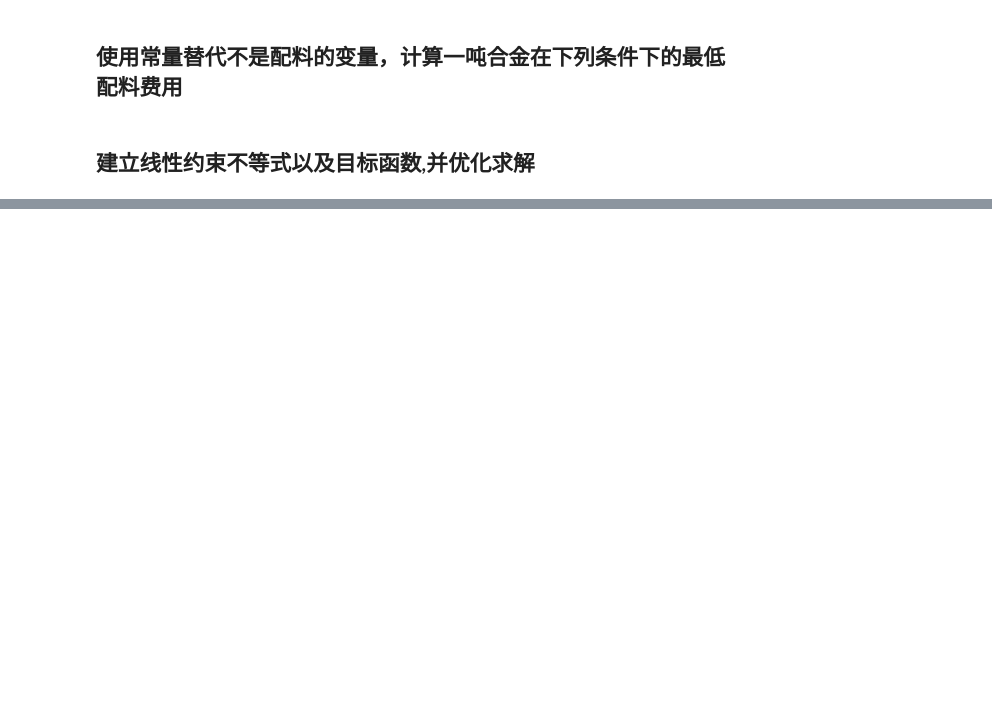
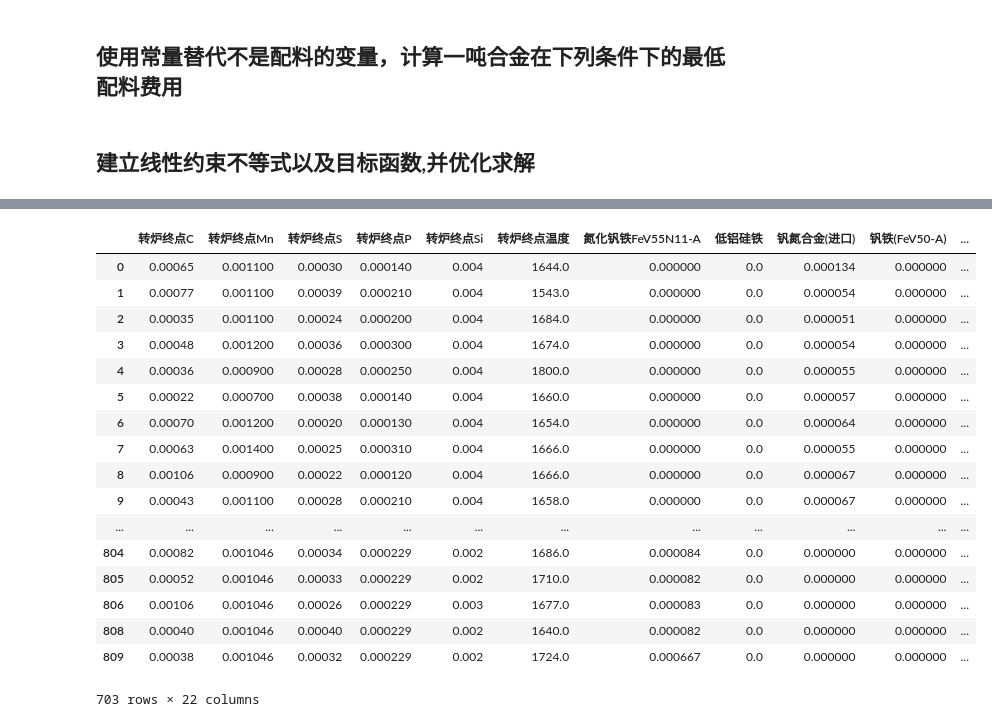
Before and after one commit to geekhch/MarthorCup, a Jupyter notebook: code/Q3.ipynb, the cells around one changed output, grey strips where cells are left out. Cells and saved outputs as stored; diff of their text form; code cells hidden in the pictures; blank space fills up the shorter version.

```diff
--- a/code/Q3.ipynb
+++ b/code/Q3.ipynb
@@ -19,7 +19,7 @@ columns = ['转炉终点温度', '转炉终点C', '转炉终点Mn', '转炉终
        '石油焦增碳剂', '锰硅合金FeMn64Si27(合格块)', '锰硅合金FeMn68Si18(合格块)', '碳化硅(55%)',
        '硅钙碳脱氧剂']
 x_col = [ '转炉终点C', '转炉终点Mn', '转炉终点S', '转炉终点P',
-       '转炉终点Si','转炉终点温度', '钢水净重', '氮化钒铁FeV55N11-A', '低铝硅铁',
+       '转炉终点Si','转炉终点温度', '氮化钒铁FeV55N11-A', '低铝硅铁',
        '钒氮合金(进口)', '钒铁(FeV50-A)', '钒铁(FeV50-B)', '硅铝钙',
        '硅铝合金FeAl30Si25', '硅铝锰合金球', '硅锰面（硅锰渣）', '硅铁(合格块)', '硅铁FeSi75-B',
        '石油焦增碳剂', '锰硅合金FeMn64Si27(合格块)', '锰硅合金FeMn68Si18(合格块)', '碳化硅(55%)',
@@ -51,13 +33,17 @@ dtype: float64
 # %%
 data = pd.read_excel('./data1.xlsx')
 data.drop(data[data['连铸正样C'].isnull()].index,inplace=True)
-data=data[data['钢号']=='HRB400B    '][columns]
+
+# data=data[data['钢号']=='HRB400B    '][columns]
 # 离群值处理
 outs=['转炉终点温度', '转炉终点C', '转炉终点Mn', '转炉终点S', '转炉终点P',
        '转炉终点Si', '钢水净重', '连铸正样C', '连铸正样Mn', '连铸正样S', '连铸正样P', '连铸正样Si']
 for out in outs:
     data.drop(data[(data[out]>(data[out].mean()+3*data[out].std()))|(data[out]<(data[out].mean()-3*data[out].std()))].index,inplace=True)
-
+#单位钢水重量的浓度
+for m in mixture:
+    data[m]/=data['钢水净重']
+data.drop('钢水净重',axis=1,inplace=True)
 data.fillna(data.mean(),inplace=True)
 data2 = pd.read_excel('data2.xlsx')
 data2.head(2)
@@ -131,2 +116,5 @@ r2/ki,mae/ki,mse/ki,np.mean(np.abs((Y[test_index]-pre_y)/Y[test_index]))
+# %%
+data.drop(data[data['转炉终点Mn'].isnull()].index,inplace=True)
+data.drop(data[data['转炉终点P'].isnull()].index,inplace=True)
 # %%
 Y = data['连铸正样P'].values
@@ -211,0 +233,21 @@ optimize.linprog(c,A_ub=a,b_ub=b,bounds=bds,A_eq=a_,b_eq=b_)
+# %%
+data[x_col]
+# %% [output]
+|  | 转炉终点C | 转炉终点Mn | 转炉终点S | 转炉终点P | 转炉终点Si | 转炉终点温度 | 氮化钒铁FeV55N11-A | 低铝硅铁 | 钒氮合金(进口) | 钒铁(FeV50-A) | ... |
+| 0 | 0.00065 | 0.001100 | 0.00030 | 0.000140 | 0.004 | 1644.0 | 0.000000 | 0.0 | 0.000134 | 0.000000 | ... |
+| 1 | 0.00077 | 0.001100 | 0.00039 | 0.000210 | 0.004 | 1543.0 | 0.000000 | 0.0 | 0.000054 | 0.000000 | ... |
+| 2 | 0.00035 | 0.001100 | 0.00024 | 0.000200 | 0.004 | 1684.0 | 0.000000 | 0.0 | 0.000051 | 0.000000 | ... |
+| 3 | 0.00048 | 0.001200 | 0.00036 | 0.000300 | 0.004 | 1674.0 | 0.000000 | 0.0 | 0.000054 | 0.000000 | ... |
+| 4 | 0.00036 | 0.000900 | 0.00028 | 0.000250 | 0.004 | 1800.0 | 0.000000 | 0.0 | 0.000055 | 0.000000 | ... |
+| 5 | 0.00022 | 0.000700 | 0.00038 | 0.000140 | 0.004 | 1660.0 | 0.000000 | 0.0 | 0.000057 | 0.000000 | ... |
+| 6 | 0.00070 | 0.001200 | 0.00020 | 0.000130 | 0.004 | 1654.0 | 0.000000 | 0.0 | 0.000064 | 0.000000 | ... |
+| 7 | 0.00063 | 0.001400 | 0.00025 | 0.000310 | 0.004 | 1666.0 | 0.000000 | 0.0 | 0.000055 | 0.000000 | ... |
+| 8 | 0.00106 | 0.000900 | 0.00022 | 0.000120 | 0.004 | 1666.0 | 0.000000 | 0.0 | 0.000067 | 0.000000 | ... |
+| 9 | 0.00043 | 0.001100 | 0.00028 | 0.000210 | 0.004 | 1658.0 | 0.000000 | 0.0 | 0.000067 | 0.000000 | ... |
+| ... | ... | ... | ... | ... | ... | ... | ... | ... | ... | ... | ... |
+| 804 | 0.00082 | 0.001046 | 0.00034 | 0.000229 | 0.002 | 1686.0 | 0.000084 | 0.0 | 0.000000 | 0.000000 | ... |
+| 805 | 0.00052 | 0.001046 | 0.00033 | 0.000229 | 0.002 | 1710.0 | 0.000082 | 0.0 | 0.000000 | 0.000000 | ... |
+| 806 | 0.00106 | 0.001046 | 0.00026 | 0.000229 | 0.003 | 1677.0 | 0.000083 | 0.0 | 0.000000 | 0.000000 | ... |
+| 808 | 0.00040 | 0.001046 | 0.00040 | 0.000229 | 0.002 | 1640.0 | 0.000082 | 0.0 | 0.000000 | 0.000000 | ... |
+| 809 | 0.00038 | 0.001046 | 0.00032 | 0.000229 | 0.002 | 1724.0 | 0.000667 | 0.0 | 0.000000 | 0.000000 | ... |
+703 rows × 22 columns
```
Also changed, not shown: parts of 16 cells of this notebook, 19 other files.
